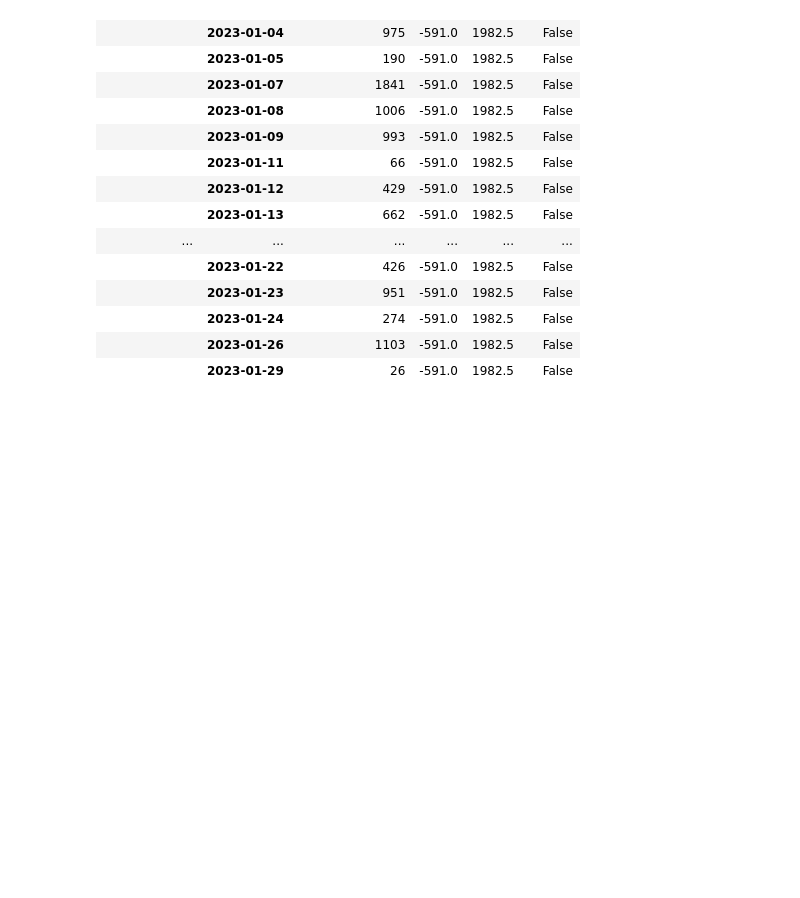
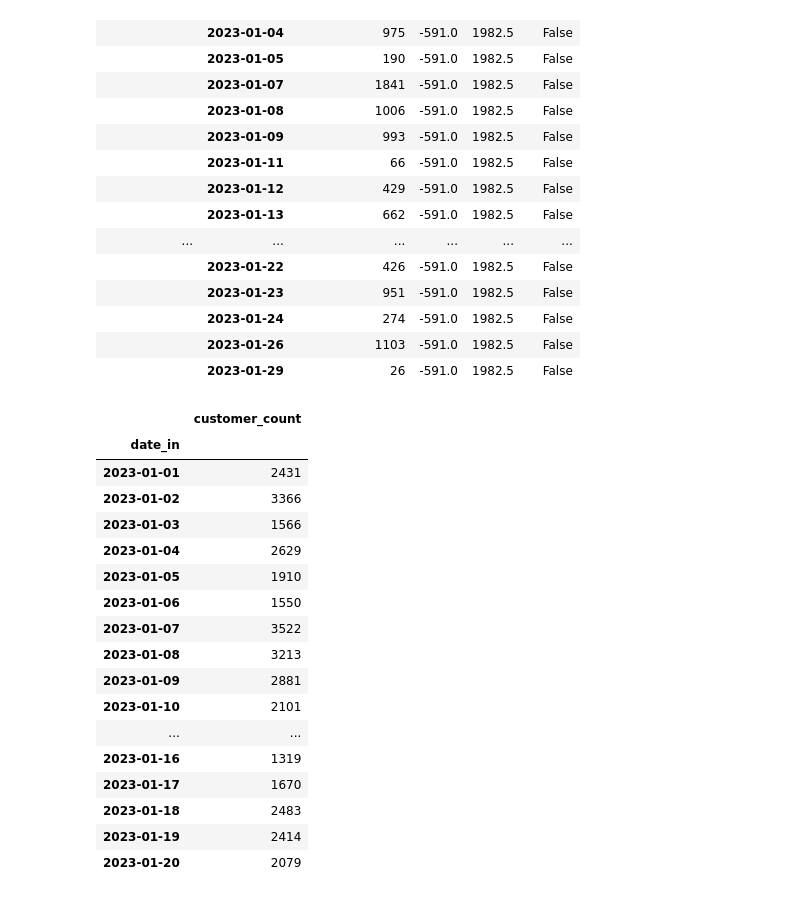
Before and after one commit to DagalSV/clone_BigData_2024, a Jupyter notebook: pandas_task_2.ipynb, the cells around one changed output. Cells and saved outputs as stored; diff of their text form; code cells hidden in the pictures; blank space fills up the shorter version.

```diff
--- a/pandas_task_2.ipynb
+++ b/pandas_task_2.ipynb
@@ -307,3 +307,26 @@ daily_data.head(20)
 |  | 2023-01-24 | 274 | -591.0 | 1982.5 | False |
 |  | 2023-01-26 | 1103 | -591.0 | 1982.5 | False |
 |  | 2023-01-29 | 26 | -591.0 | 1982.5 | False |
+# %%
+all_df = pd.DataFrame(daily_data['customer_count'].groupby(daily_data.index.get_level_values(1)).sum())
+all_df.columns = ['customer_count']
+all_df.head(20)
+# %% [output]
+|  | customer_count |
+| date_in |  |
+| 2023-01-01 | 2431 |
+| 2023-01-02 | 3366 |
+| 2023-01-03 | 1566 |
+| 2023-01-04 | 2629 |
+| 2023-01-05 | 1910 |
+| 2023-01-06 | 1550 |
+| 2023-01-07 | 3522 |
+| 2023-01-08 | 3213 |
+| 2023-01-09 | 2881 |
+| 2023-01-10 | 2101 |
+| ... | ... |
+| 2023-01-16 | 1319 |
+| 2023-01-17 | 1670 |
+| 2023-01-18 | 2483 |
+| 2023-01-19 | 2414 |
+| 2023-01-20 | 2079 |
```
Also changed, not shown: parts of 3 cells of this notebook.
